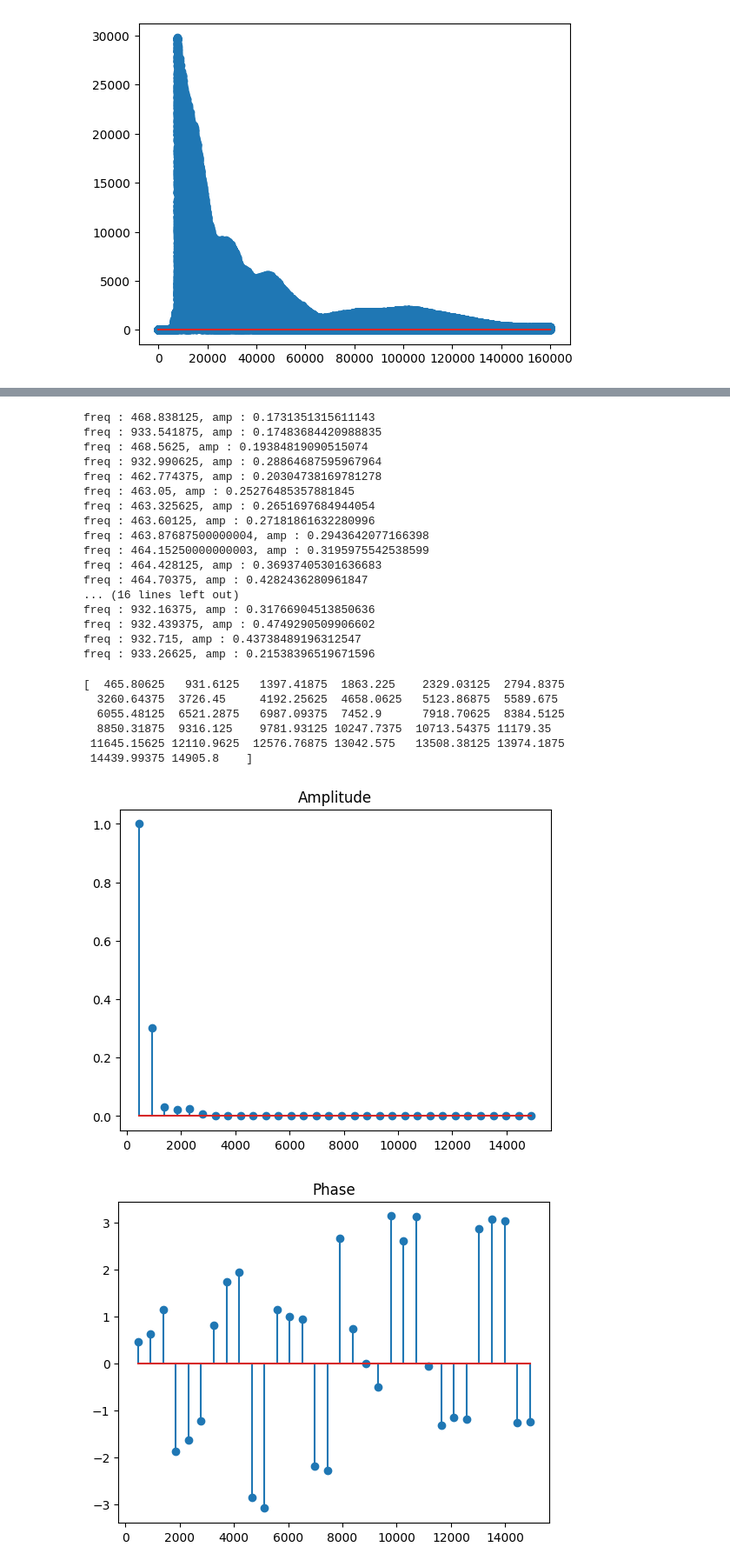
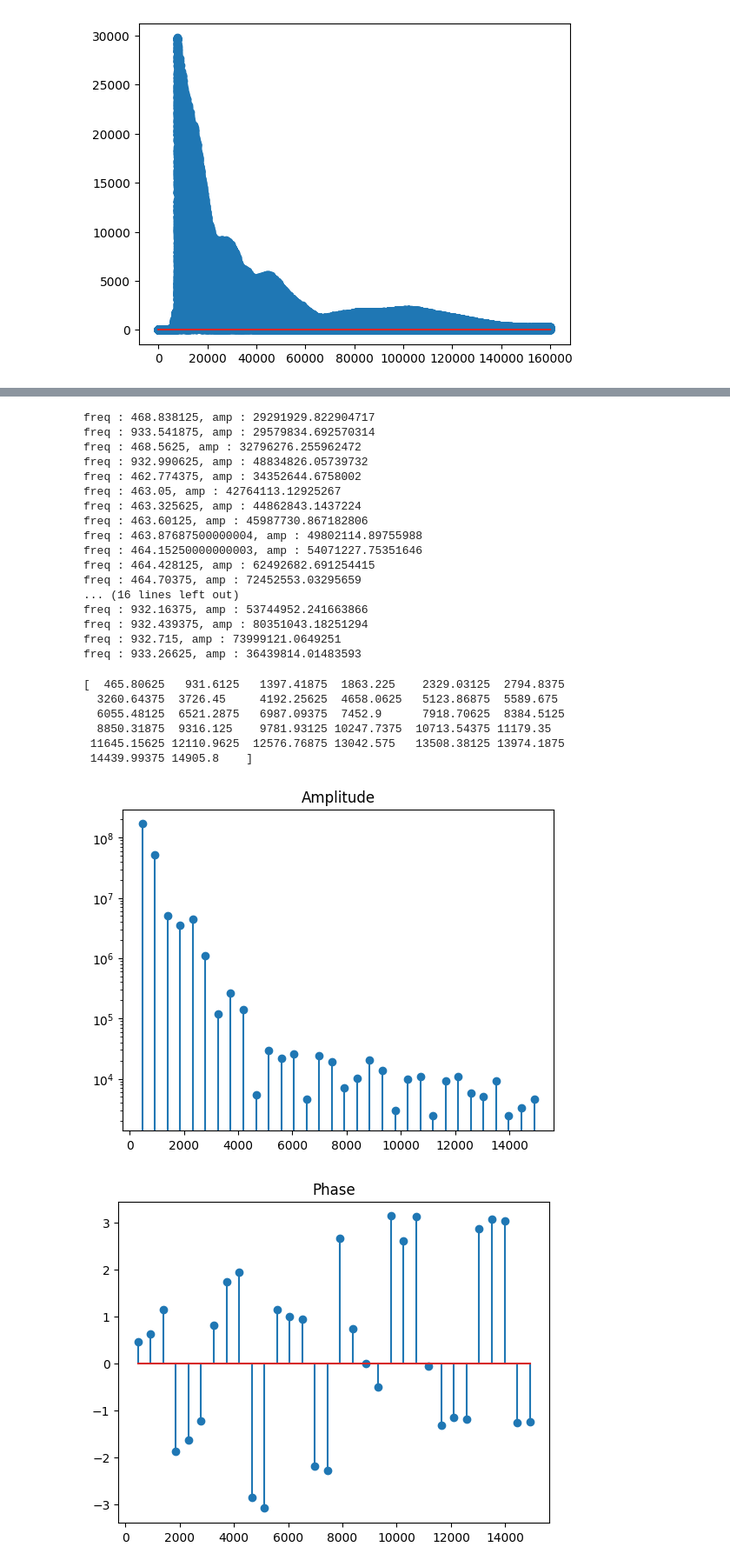
Before and after one commit to jactymilena/APP3_S5, a Jupyter notebook: problematique.ipynb, the cells around one changed output, grey strips where cells are left out. Shown: that part at 87% size. Saved outputs shown, nothing was run; the diff lists cells and outputs as text; code cells hidden in the pictures.

```diff
--- a/problematique.ipynb
+++ b/problematique.ipynb
@@ -20,7 +20,7 @@ arr_freq = np.fft.rfftfreq(data.size, d=1./samplerate)
 amp_fft_spect = np.abs(fft_spect)
 phase_fft_spect = np.angle(fft_spect)
 
-amp_fft_spect /= np.max(amp_fft_spect)
+# amp_fft_spect /= np.max(amp_fft_spect)
 
 
 plt.plot(amp_fft_spect)
@@ -44,57 +44,58 @@ inx = np.argpartition(amp_fft_spect, -N)[-N:]
 for i in inx:
     print(f"freq : {arr_freq[i]}, amp : {amp_fft_spect[i]}")
 # %% [output]
-freq : 468.838125, amp : 0.1731351315611143
-freq : 933.541875, amp : 0.17483684420988835
-freq : 468.5625, amp : 0.19384819090515074
-freq : 932.990625, amp : 0.28864687595967964
-freq : 462.774375, amp : 0.20304738169781278
-freq : 463.05, amp : 0.25276485357881845
-freq : 463.325625, amp : 0.2651697684944054
-freq : 463.60125, amp : 0.27181861632280996
-freq : 463.87687500000004, amp : 0.2943642077166398
-freq : 464.15250000000003, amp : 0.3195975542538599
-freq : 464.428125, amp : 0.36937405301636683
-freq : 464.70375, amp : 0.4282436280961847
+freq : 468.838125, amp : 29291929.822904717
+freq : 933.541875, amp : 29579834.692570314
+freq : 468.5625, amp : 32796276.255962472
+freq : 932.990625, amp : 48834826.05739732
+freq : 462.774375, amp : 34352644.6758002
+freq : 463.05, amp : 42764113.12925267
+freq : 463.325625, amp : 44862843.1437224
+freq : 463.60125, amp : 45987730.867182806
+freq : 463.87687500000004, amp : 49802114.89755988
+freq : 464.15250000000003, amp : 54071227.75351646
+freq : 464.428125, amp : 62492682.691254415
+freq : 464.70375, amp : 72452553.03295659
 ... (16 lines left out)
-freq : 932.16375, amp : 0.31766904513850636
-freq : 932.439375, amp : 0.4749290509906602
-freq : 932.715, amp : 0.43738489196312547
-freq : 933.26625, amp : 0.21538396519671596
+freq : 932.16375, amp : 53744952.241663866
+freq : 932.439375, amp : 80351043.18251294
+freq : 932.715, amp : 73999121.0649251
+freq : 933.26625, amp : 36439814.01483593
 # %%
 # Frequences fondamentales
 freq_fondamentale = arr_freq[np.argmax(amp_fft_spect)]
 freq_harmoniques = np.arange(freq_fondamentale, (N + 1)*freq_fondamentale, freq_fondamentale)
 print(freq_harmoniques)
 
 # Find nearest freq_harmoniques in freq
 #  where is freq_f in freq ?
 def find_nearest_idx(arr, val):
     arr = np.asarray(arr)
     return (np.abs(arr - val)).argmin()
 
 real_freq_harmoniques = []
 arr_amp_n = []
 arr_phase_n = []
 
 for f_h in freq_harmoniques:
     idx = find_nearest_idx(arr_freq, f_h)
     real_freq_harmoniques.append(arr_freq[idx])
     arr_amp_n.append(amp_fft_spect[idx])
     arr_phase_n.append(phase_fft_spect[idx])
 
 
 plt.stem(real_freq_harmoniques,  arr_amp_n)
 plt.title('Amplitude')
+plt.yscale('log')
 plt.show()
 # %% [output]
 [  465.80625   931.6125   1397.41875  1863.225    2329.03125  2794.8375
   3260.64375  3726.45     4192.25625  4658.0625   5123.86875  5589.675
   6055.48125  6521.2875   6987.09375  7452.9      7918.70625  8384.5125
   8850.31875  9316.125    9781.93125 10247.7375  10713.54375 11179.35
  11645.15625 12110.9625  12576.76875 13042.575   13508.38125 13974.1875
  14439.99375 14905.8    ]
-[figure, old version]
+[figure, new version]
 # %%
 plt.stem(real_freq_harmoniques, arr_phase_n)
 plt.title('Phase')
```
Also changed, not shown: parts of 3 cells of this notebook.
